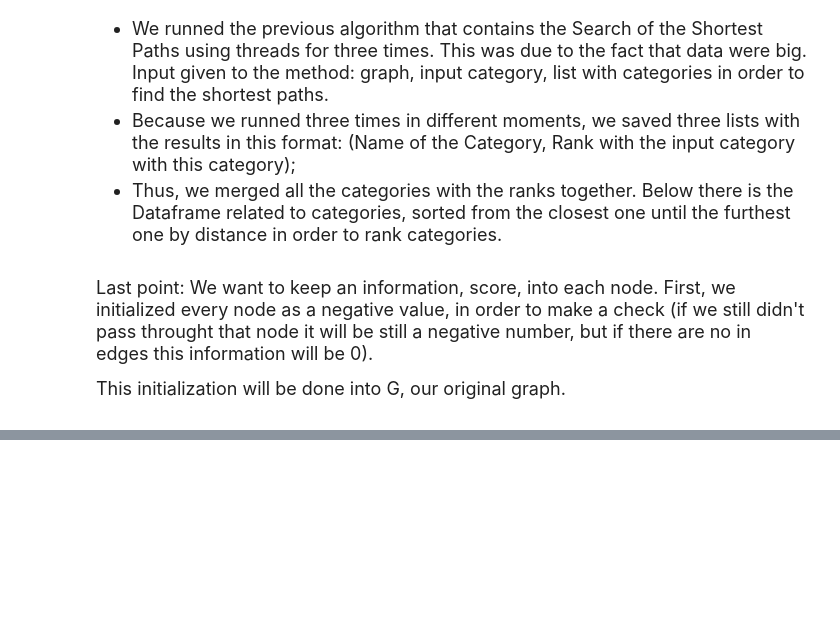
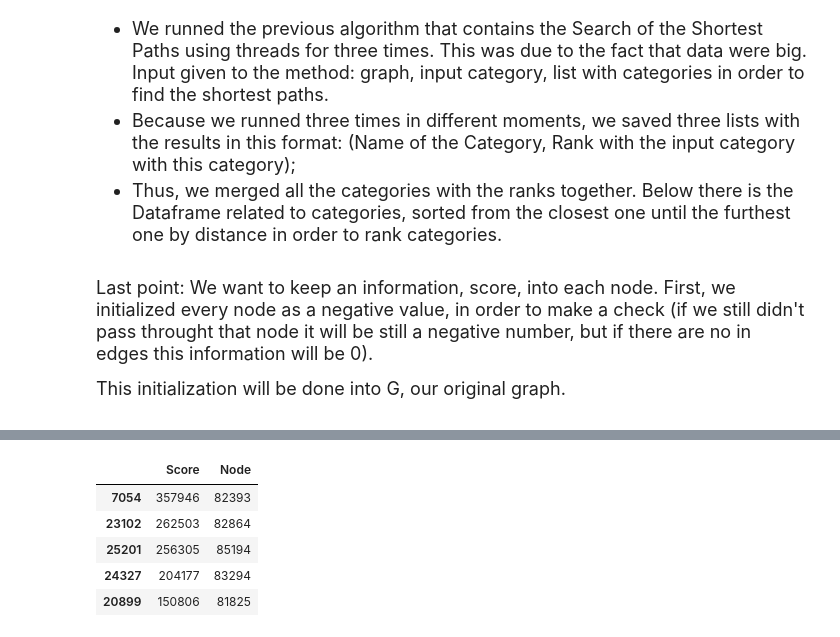
Before and after one commit to alessandraG/ADM-HW5, a Jupyter notebook: Homework_5.ipynb, the cells around one changed output, grey strips where cells are left out. Saved outputs shown, nothing was run; the diff lists cells and outputs as text; code cells hidden in the pictures; blank space fills up the shorter version.

```diff
--- a/Homework_5.ipynb
+++ b/Homework_5.ipynb
@@ -261,0 +282,9 @@ dfscore.head(100)
+# %%
+dfscore.loc[dfscore.Category=='English_footballers'][['Score','Node']].head()
+# %% [output]
+|  | Score | Node |
+| 7054 | 357946 | 82393 |
+| 23102 | 262503 | 82864 |
+| 25201 | 256305 | 85194 |
+| 24327 | 204177 | 83294 |
+| 20899 | 150806 | 81825 |
```
Also changed, not shown: parts of 3 cells of this notebook, 1 other file.
